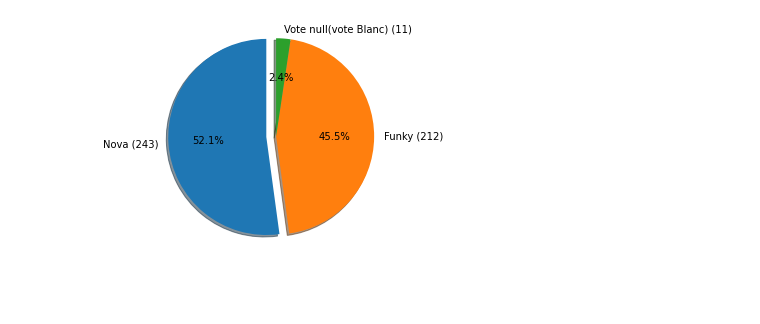
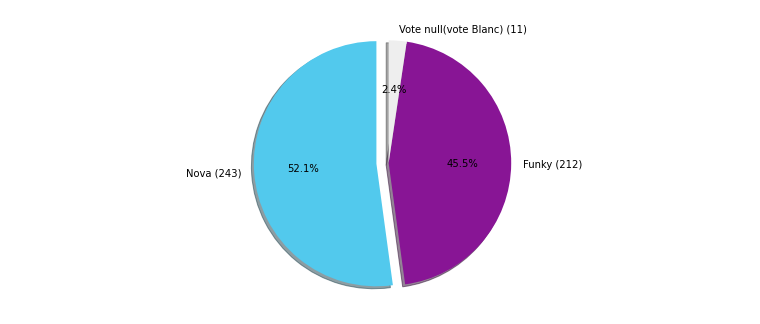
Before and after one commit to ClubNix/votix-data-esiee, a Jupyter notebook: notebooks/10-resultats-elections-bde.ipynb, the cells around one changed output. Saved outputs shown, nothing was run; the diff lists cells and outputs as text; code cells hidden in the pictures; blank space fills up the shorter version.

Commit message:
historique resultats avec couleurs

```diff
--- a/notebooks/10-resultats-elections-bde.ipynb
+++ b/notebooks/10-resultats-elections-bde.ipynb
@@ -8,19 +8,23 @@ file = open('../data/halloffame.yml')
 halloffame = yaml.load(file)
 archives = halloffame['archives']
 
-def plot_results(results):
-    candidates2020 = [c for c in results if c['votes'] > 0]
-    labels = [c['name'] + " (" + str(c['votes']) + ")" for c in candidates2020]
-    sizes = [c['votes'] for c in candidates2020]
+def plot_results_pie(archive):
+    results = archive['candidates']
+    candidates = [c for c in results if c['votes'] > 0]
 
-    explode = [0.1] + [0] * (len(candidates2020) - 1)
+    labels = [c['name'] + " (" + str(c['votes']) + ")" for c in candidates]
+    sizes = [c['votes'] for c in candidates]
+    colors = [c['color'] for c in candidates]
+
+    explode = [0.1] + [0] * (len(candidates) - 1)
 
     fig1, ax1 = plt.subplots()
-    ax1.pie(sizes, explode=explode, labels=labels, autopct='%1.1f%%', shadow=True, startangle=90)
+    fig1.set_size_inches(10, 5)
+    ax1.pie(sizes, explode=explode, colors=colors, labels=labels, autopct='%1.1f%%', shadow=True, startangle=90)
     ax1.axis('equal')
 
     return plt.show()
 # %%
-plot_results(archives[2020]['candidates'])
+plot_results_pie(archives[2020])
 # %% [output]
-[figure, old version]
+[figure, new version]
```
Also changed, not shown: parts of 14 cells of this notebook, 2 other files.
